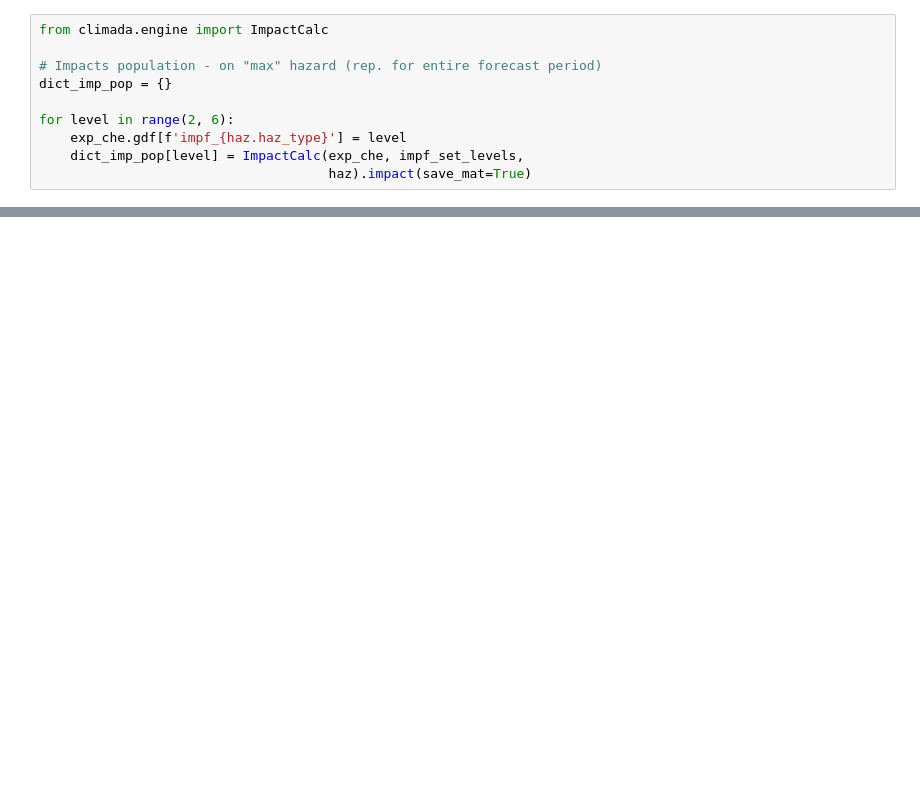
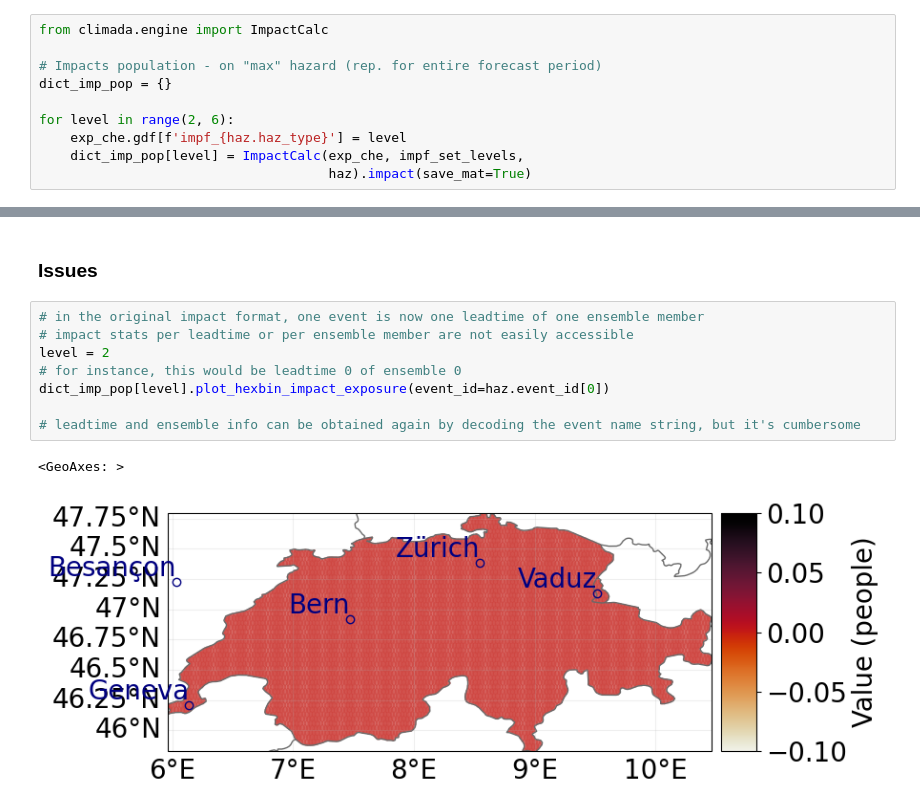
Before and after one commit to Evelyn-M/forecast-usecases, a Jupyter notebook: MCH-Impact-Oriented-Warnings/severity-forecast-to-impact.ipynb, the cells around one changed output, grey strips where cells are left out. Drawn from its saved outputs; the diff is of its cells as text; blank space fills up the shorter version.

```diff
--- a/MCH-Impact-Oriented-Warnings/severity-forecast-to-impact.ipynb
+++ b/MCH-Impact-Oriented-Warnings/severity-forecast-to-impact.ipynb
@@ -142,0 +163,13 @@ dict_imp_pop[2].imp_mat
+# %% [markdown]
+### Issues
+# %%
+# in the original impact format, one event is now one leadtime of one ensemble member
+# impact stats per leadtime or per ensemble member are not easily accessible
+level = 2
+# for instance, this would be leadtime 0 of ensemble 0
+dict_imp_pop[level].plot_hexbin_impact_exposure(event_id=haz.event_id[0])
+
+# leadtime and ensemble info can be obtained again by decoding the event name string, but it's cumbersome
+# %% [output]
+<GeoAxes: >
+[figure, added]
```
Also changed, not shown: parts of 6 cells of this notebook.
